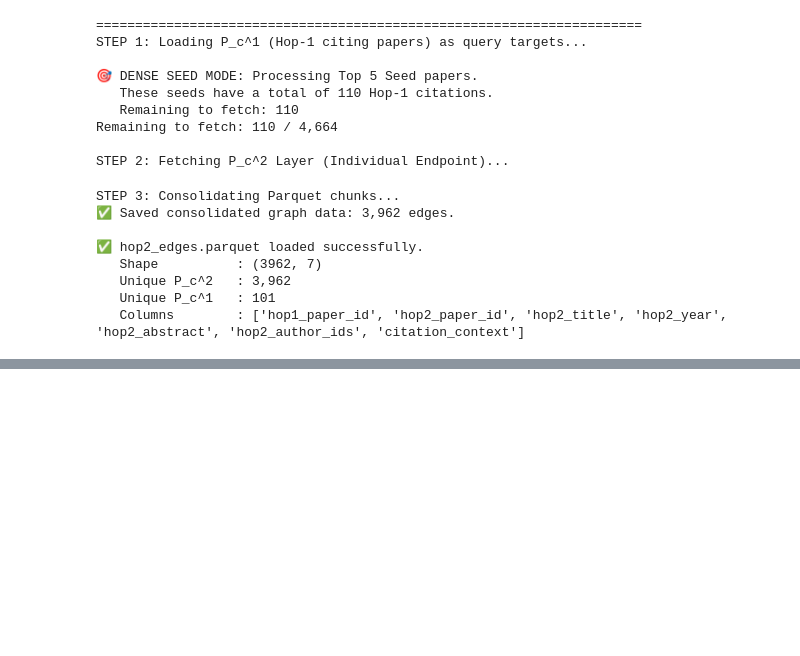
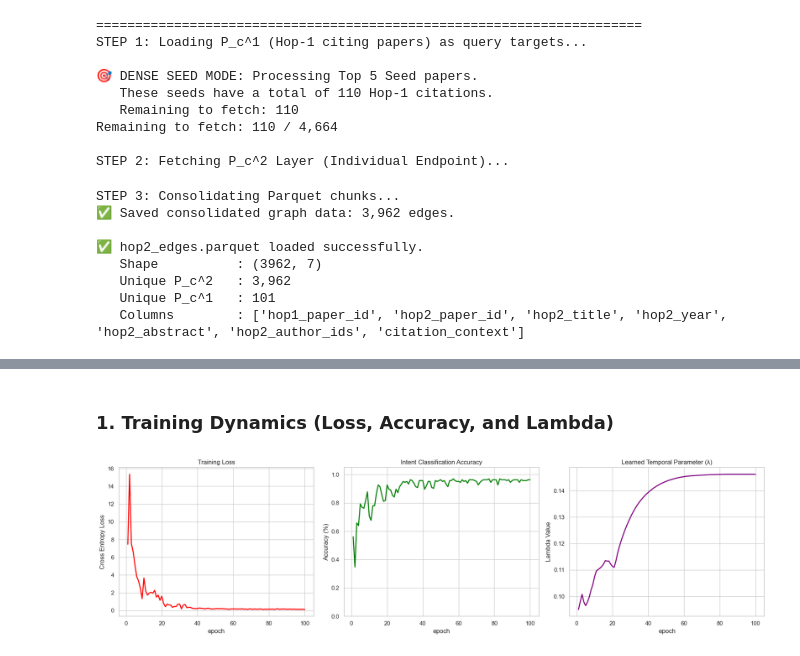
Before and after one commit to SanjanaHukkeriIIITH/DS-ResearchPaperPipeline, a Jupyter notebook: semantic_hpfrac/hpfrac.ipynb, the cells around one changed output, grey strips where cells are left out. Saved outputs shown, nothing was run; the diff lists cells and outputs as text; code cells hidden in the pictures; blank space fills up the shorter version.

```diff
--- a/semantic_hpfrac/hpfrac.ipynb
+++ b/semantic_hpfrac/hpfrac.ipynb
@@ -1585,0 +1608,33 @@ STEP 3: Consolidating Parquet chunks...
+# %% [markdown]
+### 1. Training Dynamics (Loss, Accuracy, and Lambda)
+# %%
+import pandas as pd
+import matplotlib.pyplot as plt
+import seaborn as sns
+
+# Load training logs
+logs = pd.read_csv("training_logs.csv")
+
+fig, axs = plt.subplots(1, 3, figsize=(18, 5))
+sns.set_theme(style="whitegrid")
+
+# Plot 1: Loss
+sns.lineplot(data=logs, x="epoch", y="loss", ax=axs[0], color="red", linewidth=2)
+axs[0].set_title("Training Loss")
+axs[0].set_ylabel("Cross Entropy Loss")
+
+# Plot 2: Accuracy
+sns.lineplot(data=logs, x="epoch", y="accuracy", ax=axs[1], color="green", linewidth=2)
+axs[1].set_title("Intent Classification Accuracy")
+axs[1].set_ylabel("Accuracy (%)")
+axs[1].set_ylim(0, 1.05)
+
+# Plot 3: Lambda Decay Parameter
+sns.lineplot(data=logs, x="epoch", y="lambda", ax=axs[2], color="purple", linewidth=2)
+axs[2].set_title("Learned Temporal Parameter (λ)")
+axs[2].set_ylabel("Lambda Value")
+
+plt.tight_layout()
+plt.show()
+# %% [output]
+[figure, added]
```
Also changed, not shown: parts of 16 cells of this notebook, 4 other files.
